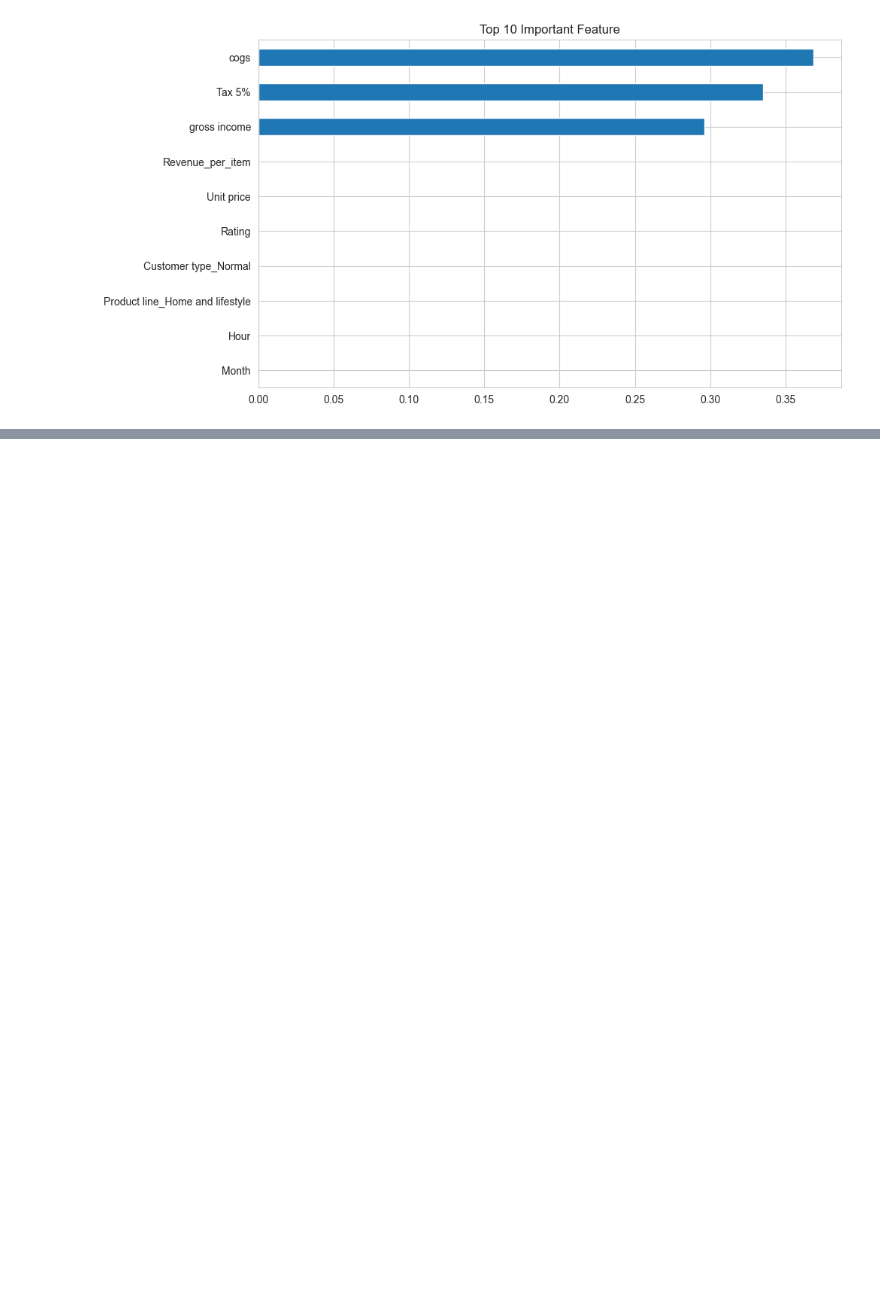
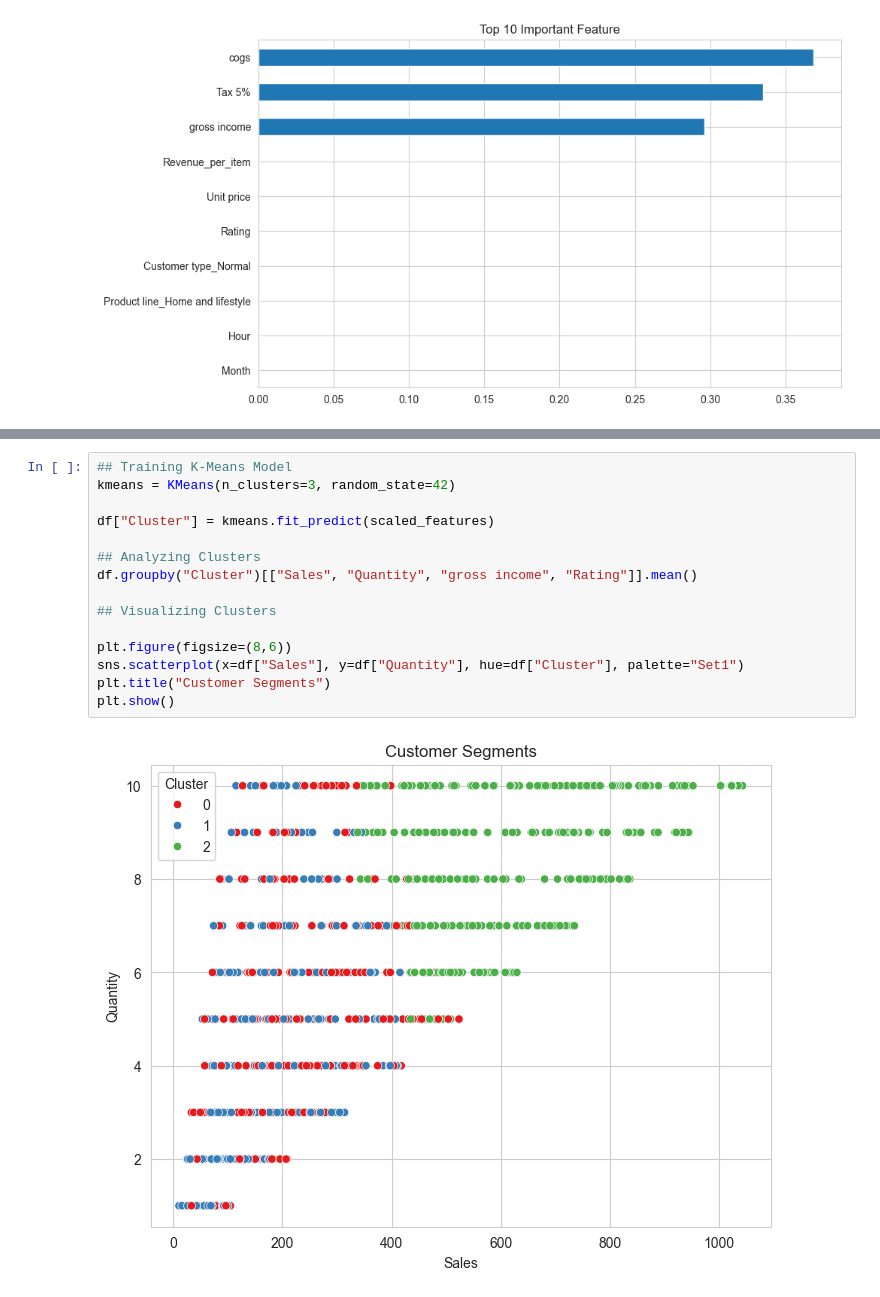
Before and after one commit to GL1TH/supermarket, a Jupyter notebook: Supermarket_project.ipynb, the cells around one changed output, grey strips where cells are left out. Drawn from its saved outputs; the diff is of its cells as text; blank space fills up the shorter version.

```diff
--- a/Supermarket_project.ipynb
+++ b/Supermarket_project.ipynb
@@ -515,0 +543,17 @@ dtype: float64
+# %%
+## Training K-Means Model
+kmeans = KMeans(n_clusters=3, random_state=42)
+
+df["Cluster"] = kmeans.fit_predict(scaled_features)
+
+## Analyzing Clusters
+df.groupby("Cluster")[["Sales", "Quantity", "gross income", "Rating"]].mean()
+
+## Visualizing Clusters
+
+plt.figure(figsize=(8,6))
+sns.scatterplot(x=df["Sales"], y=df["Quantity"], hue=df["Cluster"], palette="Set1")
+plt.title("Customer Segments")
+plt.show()
+# %% [output]
+[figure, added]
```
Also changed, not shown: parts of 2 cells of this notebook.
